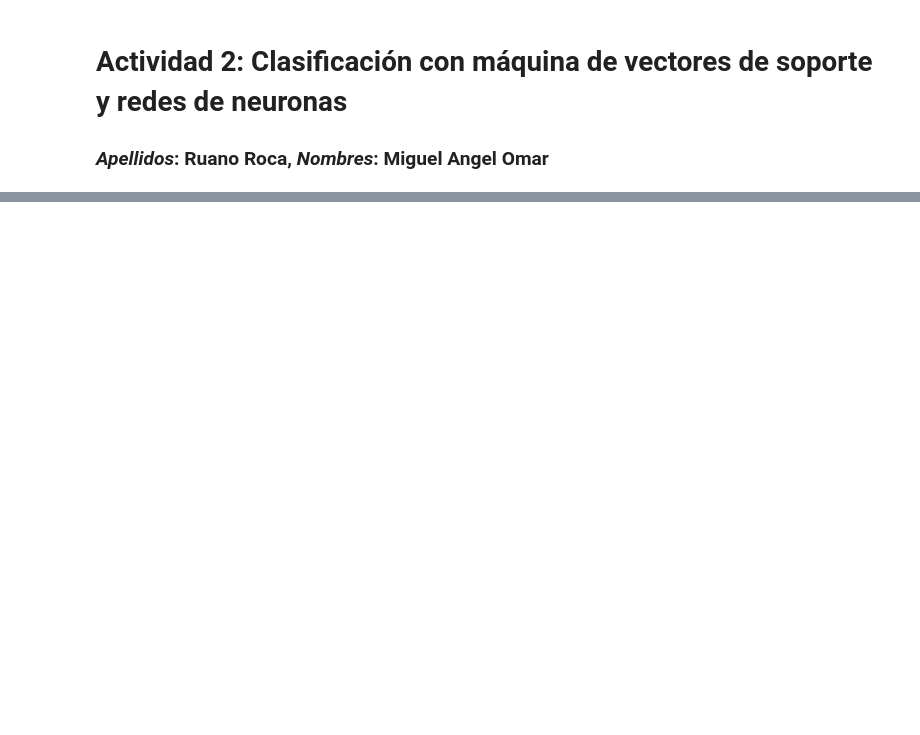
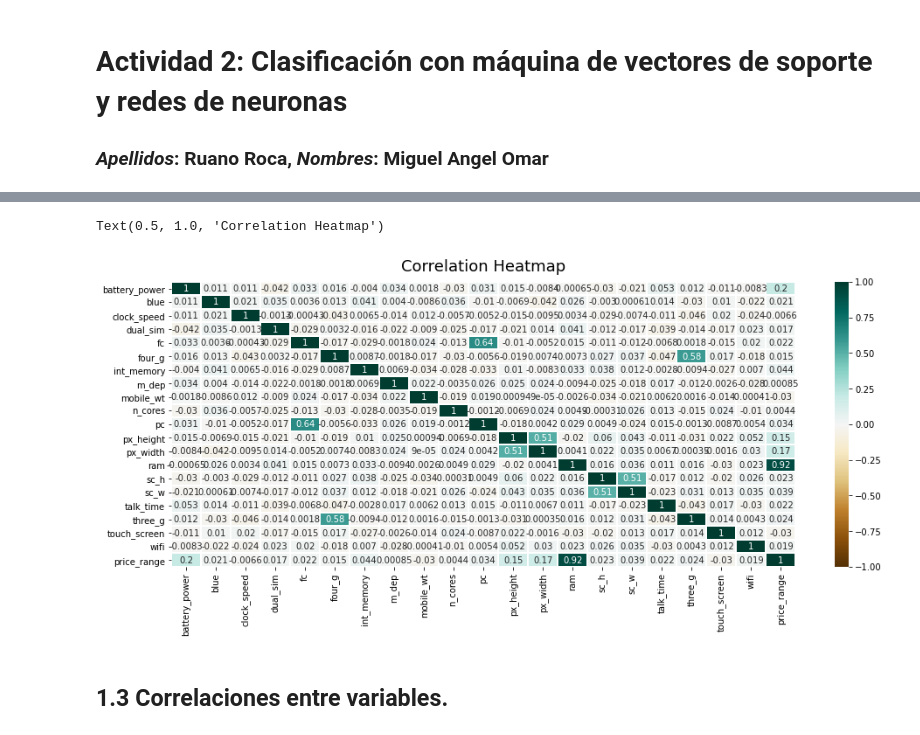
Before and after one commit to mikeruano3/UNIR_AprendizajeAutomatico_Tarea2, a Jupyter notebook: Tarea2AprendizajeAutomatico.ipynb, the cells around one changed output, grey strips where cells are left out. Drawn from its saved outputs; the diff is of its cells as text; code cells hidden in the pictures; blank space fills up the shorter version.

```diff
--- a/Tarea2AprendizajeAutomatico.ipynb
+++ b/Tarea2AprendizajeAutomatico.ipynb
@@ -24,0 +184,4 @@ modelos creados para el conjunto de datos propuesto?
+# %%
+dfc = dataset.copy()
+corr = dfc.corr()
+corr
@@ -24,0 +227,9 @@ modelos creados para el conjunto de datos propuesto?
+# %%
+plt.figure(figsize=(16, 6))
+heatmap = sns.heatmap(corr, vmin=-1, vmax=1, annot=True, cmap="BrBG", linecolor='white', linewidths=1)
+heatmap.set_title('Correlation Heatmap', fontdict={'fontsize': 18}, pad=12)
+# %% [output]
+Text(0.5, 1.0, 'Correlation Heatmap')
+[figure, added]
+# %% [markdown]
+## 1.3 Correlaciones entre variables.
```
Also changed, not shown: parts of 74 cells of this notebook.
